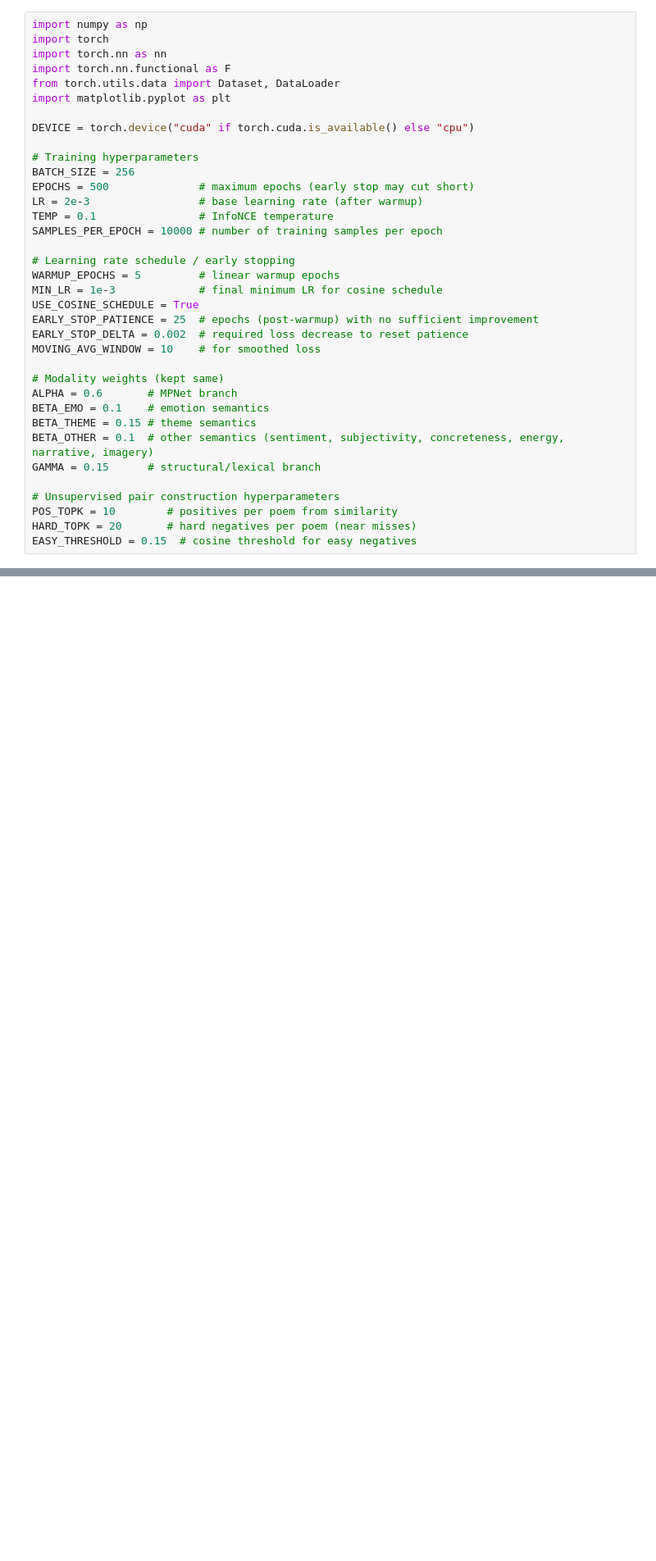
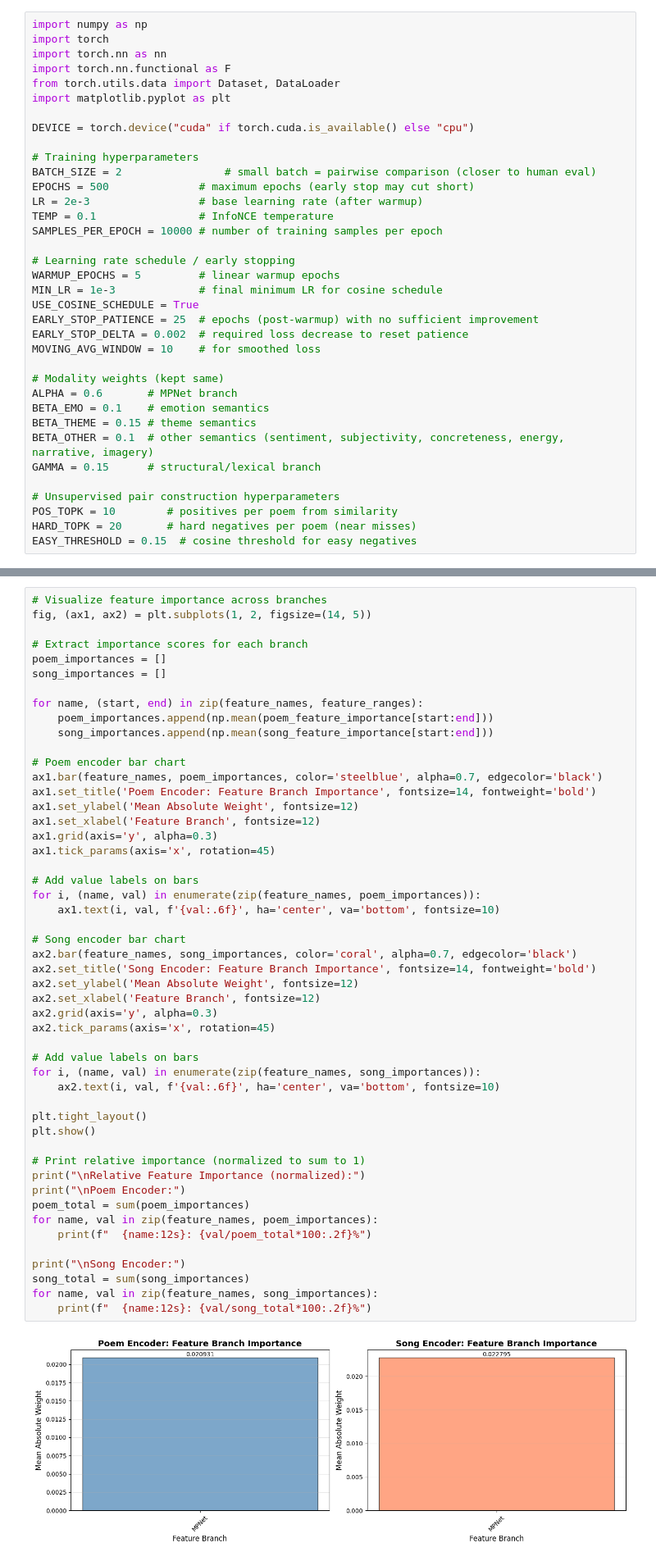
Before and after one commit to xinyuezhang-shirley/cs229FinalProject, a Jupyter notebook: CS229_ProjectionLayer.ipynb, the cells around one changed output, grey strips where cells are left out. Shown: that part at 82% size. Saved outputs shown, nothing was run; the diff lists cells and outputs as text; blank space fills up the shorter version.

```diff
--- a/CS229_ProjectionLayer.ipynb
+++ b/CS229_ProjectionLayer.ipynb
@@ -11,7 +11,7 @@ import matplotlib.pyplot as plt
 DEVICE = torch.device("cuda" if torch.cuda.is_available() else "cpu")
 
 # Training hyperparameters
-BATCH_SIZE = 256
+BATCH_SIZE = 2                # small batch = pairwise comparison (closer to human eval)
 EPOCHS = 500              # maximum epochs (early stop may cut short)
 LR = 2e-3                 # base learning rate (after warmup)
 TEMP = 0.1                # InfoNCE temperature
@@ -699,0 +642,52 @@ for m in mismatches[:5]:
+# %%
+# Visualize feature importance across branches
+fig, (ax1, ax2) = plt.subplots(1, 2, figsize=(14, 5))
+
+# Extract importance scores for each branch
+poem_importances = []
+song_importances = []
+
+for name, (start, end) in zip(feature_names, feature_ranges):
+    poem_importances.append(np.mean(poem_feature_importance[start:end]))
+    song_importances.append(np.mean(song_feature_importance[start:end]))
+
+# Poem encoder bar chart
+ax1.bar(feature_names, poem_importances, color='steelblue', alpha=0.7, edgecolor='black')
+ax1.set_title('Poem Encoder: Feature Branch Importance', fontsize=14, fontweight='bold')
+ax1.set_ylabel('Mean Absolute Weight', fontsize=12)
+ax1.set_xlabel('Feature Branch', fontsize=12)
+ax1.grid(axis='y', alpha=0.3)
+ax1.tick_params(axis='x', rotation=45)
+
+# Add value labels on bars
+for i, (name, val) in enumerate(zip(feature_names, poem_importances)):
+    ax1.text(i, val, f'{val:.6f}', ha='center', va='bottom', fontsize=10)
+
+# Song encoder bar chart
+ax2.bar(feature_names, song_importances, color='coral', alpha=0.7, edgecolor='black')
+ax2.set_title('Song Encoder: Feature Branch Importance', fontsize=14, fontweight='bold')
+ax2.set_ylabel('Mean Absolute Weight', fontsize=12)
+ax2.set_xlabel('Feature Branch', fontsize=12)
+ax2.grid(axis='y', alpha=0.3)
+ax2.tick_params(axis='x', rotation=45)
+
+# Add value labels on bars
+for i, (name, val) in enumerate(zip(feature_names, song_importances)):
+    ax2.text(i, val, f'{val:.6f}', ha='center', va='bottom', fontsize=10)
+
+plt.tight_layout()
+plt.show()
+
+# Print relative importance (normalized to sum to 1)
+print("\nRelative Feature Importance (normalized):")
+print("\nPoem Encoder:")
+poem_total = sum(poem_importances)
+for name, val in zip(feature_names, poem_importances):
+    print(f"  {name:12s}: {val/poem_total*100:.2f}%")
+
+print("\nSong Encoder:")
+song_total = sum(song_importances)
+for name, val in zip(feature_names, song_importances):
+    print(f"  {name:12s}: {val/song_total*100:.2f}%")
+# %% [output]
+[figure, added]
```
Also changed, not shown: parts of 19 cells of this notebook, 2 other files.
